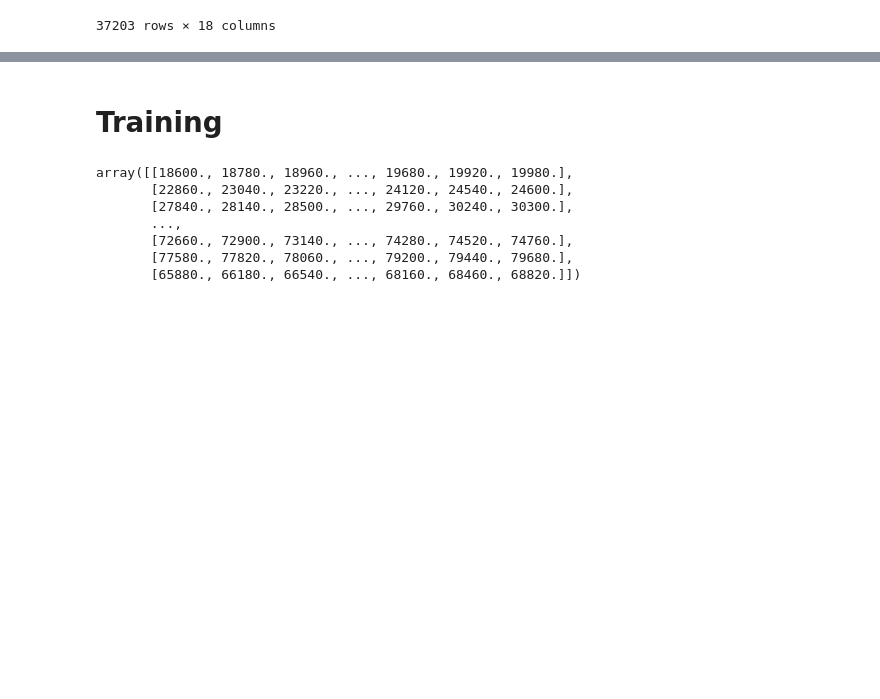
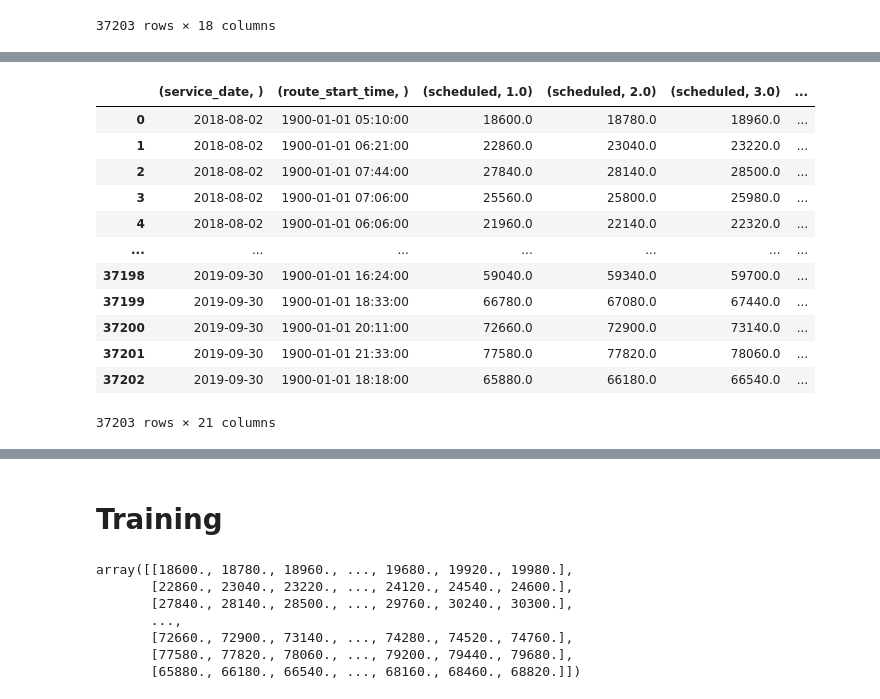
Before and after one commit to notAlex2/pgm-public-transit, a Jupyter notebook: Timeliness.ipynb, the cells around one changed output, grey strips where cells are left out. Drawn from its saved outputs; the diff is of its cells as text; code cells hidden in the pictures; blank space fills up the shorter version.

```diff
--- a/Timeliness.ipynb
+++ b/Timeliness.ipynb
@@ -285,0 +316,12 @@ df11
+# %%
+# Create bins
+bins_start_time = datetime.datetime(1900, 1, 1, 6, 0)
+bins_end_time = datetime.datetime(1900, 1, 2, 1, 0)
+bin_delta_mins = 30 # 60 must be divisible by value
+bin_delta = datetime.timedelta(minutes=bin_delta_mins)
+n_bins = (bins_end_time - bins_start_time) // bin_delta
+
+bins = [bins_start_time + n * bin_delta for n in range(n_bins)]
+bins_df = pd.DataFrame(bins, columns=['route_start_time'])
+bins_df['cross_join'] = 0
+bins_df
@@ -285,0 +382,21 @@ df11
+# %%
+# Round to nearest time delta
+df20 = df11.reset_index()#.droplevel(level=1,axis=1)#[['service_date', 'route_start_time']]
+df20.columns = df20.columns.to_flat_index()
+df20['route_bin'] = df20[('route_start_time','')]#.apply(lambda x: datetime.datetime.strptime(x, time_format))
+df20['route_bin'] = df20['route_bin'].apply(lambda x: x - datetime.timedelta(minutes=x.minute % bin_delta_mins))
+df20
+# %% [output]
+|  | (service_date, ) | (route_start_time, ) | (scheduled, 1.0) | (scheduled, 2.0) | (scheduled, 3.0) | ... |
+| 0 | 2018-08-02 | 1900-01-01 05:10:00 | 18600.0 | 18780.0 | 18960.0 | ... |
+| 1 | 2018-08-02 | 1900-01-01 06:21:00 | 22860.0 | 23040.0 | 23220.0 | ... |
+| 2 | 2018-08-02 | 1900-01-01 07:44:00 | 27840.0 | 28140.0 | 28500.0 | ... |
+| 3 | 2018-08-02 | 1900-01-01 07:06:00 | 25560.0 | 25800.0 | 25980.0 | ... |
+| 4 | 2018-08-02 | 1900-01-01 06:06:00 | 21960.0 | 22140.0 | 22320.0 | ... |
+| ... | ... | ... | ... | ... | ... | ... |
+| 37198 | 2019-09-30 | 1900-01-01 16:24:00 | 59040.0 | 59340.0 | 59700.0 | ... |
+| 37199 | 2019-09-30 | 1900-01-01 18:33:00 | 66780.0 | 67080.0 | 67440.0 | ... |
+| 37200 | 2019-09-30 | 1900-01-01 20:11:00 | 72660.0 | 72900.0 | 73140.0 | ... |
+| 37201 | 2019-09-30 | 1900-01-01 21:33:00 | 77580.0 | 77820.0 | 78060.0 | ... |
+| 37202 | 2019-09-30 | 1900-01-01 18:18:00 | 65880.0 | 66180.0 | 66540.0 | ... |
+37203 rows × 21 columns
```
Also changed, not shown: parts of 27 cells of this notebook.
